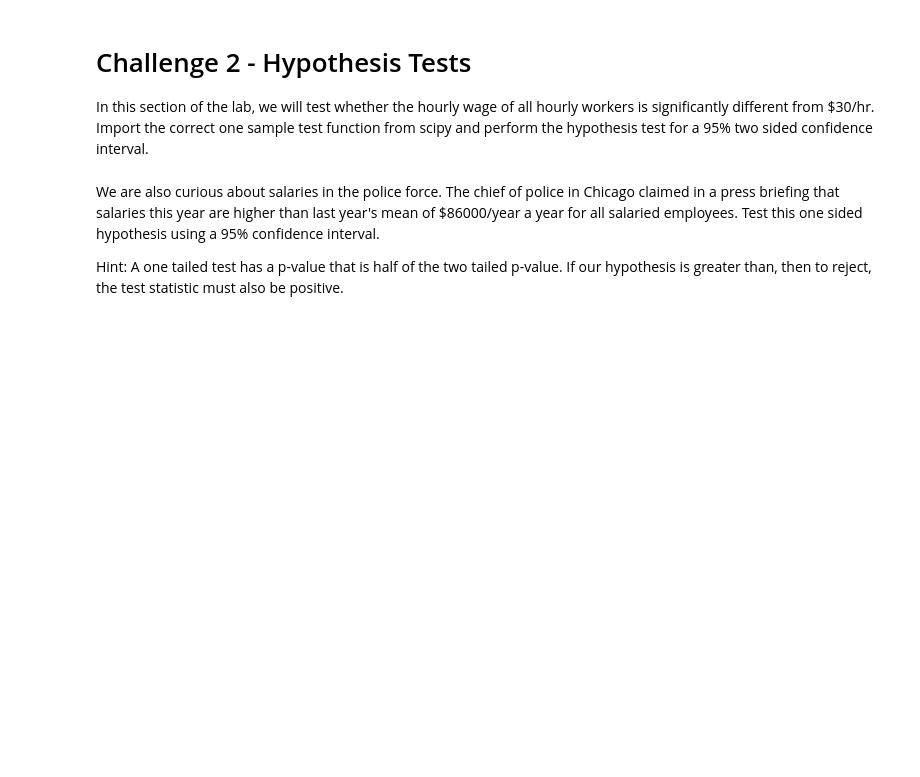
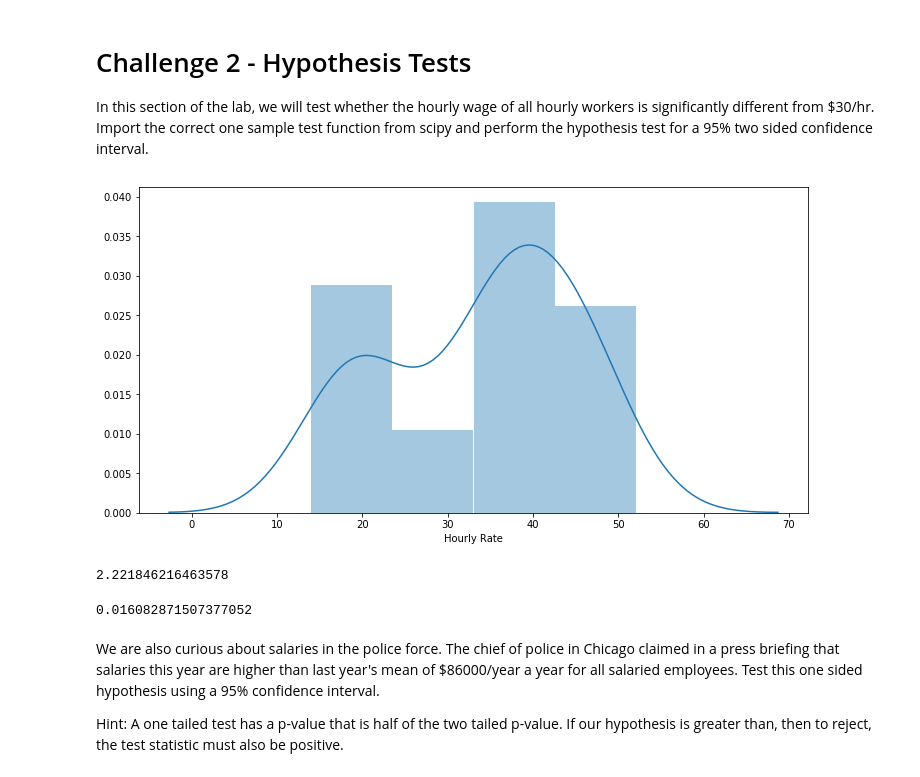
Before and after one commit to nicolas2192/dataptmad1019, a Jupyter notebook: module-2/lab-hypothesis-testing/your-code/main.ipynb, the cells around one changed output. Cells and saved outputs as stored; diff of their text form; code cells hidden in the pictures; blank space fills up the shorter version.

```diff
--- a/module-2/lab-hypothesis-testing/your-code/main.ipynb
+++ b/module-2/lab-hypothesis-testing/your-code/main.ipynb
@@ -80,3 +80,6 @@ STREETS & SAN             2198
 FIRE                      4641
 POLICE                   13414
 Name: Name, dtype: int64
+# %%
+sal_h = sal.loc[sal["Hourly Rate"].notnull()].sample(40, random_state=1)
+sal_h.head()
@@ -89,3 +92,24 @@ In this section of the lab, we will test whether the hourly wage of all hourly w
+# %%
+import seaborn as sns
+import matplotlib.pyplot as plt
+fig, ax = plt.subplots(1,1, figsize=(12,6))
+ax = sns.distplot(sal_h["Hourly Rate"])
+# %% [output]
+[figure, added]
+# %%
+# Your code here:
+# null hypothesis $30/hr
+# alternative hypothesis <> $30/hr
+from scipy.stats import ttest_1samp
+hours = sal_h["Hourly Rate"].tolist()
+x = sal_h["Hourly Rate"].mean() # 32.78855771628024
+test_result = ttest_1samp(hours, 30)
+display(test_result.statistic)
+display(test_result.pvalue / 2)
+# Since P value is lower that 0.05 we reject Ho
+# %% [output]
+2.221846216463578
+0.016082871507377052
 # %% [markdown]
 We are also curious about salaries in the police force. The chief of police in Chicago claimed in a press briefing that salaries this year are higher than last year's mean of $86000/year a year for all salaried employees. Test this one sided hypothesis using a 95% confidence interval.
 
```
Also changed, not shown: parts of 14 cells of this notebook.
